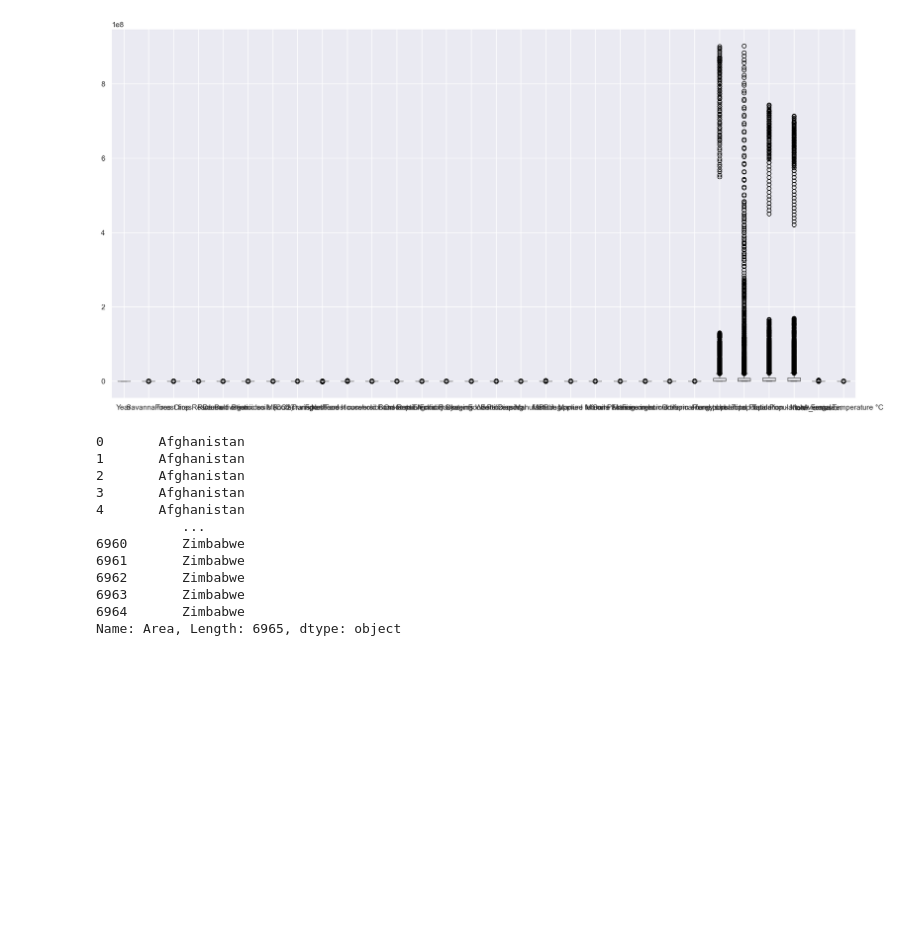
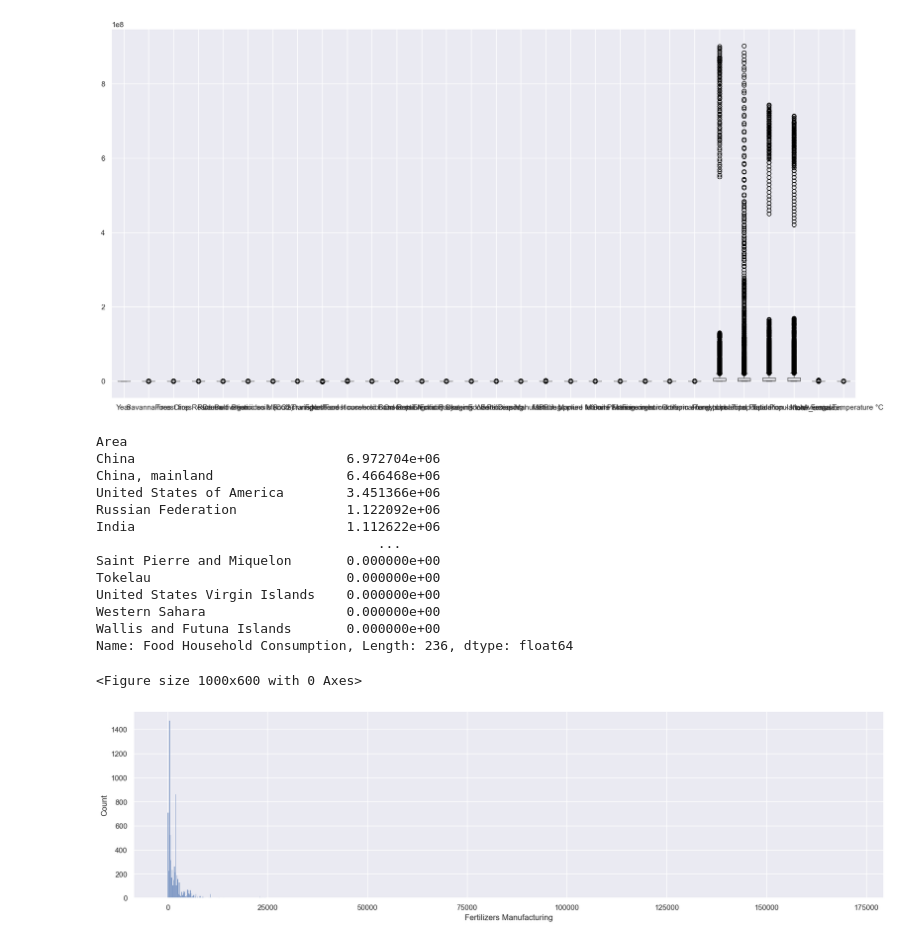
Before and after one commit to NoxoloMakibinyane/regression-project, a Jupyter notebook: regression_project_notebook.ipynb, the cells around one changed output. Saved outputs shown, nothing was run; the diff lists cells and outputs as text; code cells hidden in the pictures; blank space fills up the shorter version.

```diff
--- a/regression_project_notebook.ipynb
+++ b/regression_project_notebook.ipynb
@@ -158,26 +161,25 @@ plt.show()
 # %% [output]
 [figure]
 # %%
-
-#country = df['Area'].apply(lambda x: pycountry.countries.get(name=x).alpha_2)
-
-
-print(df['Area'])
-
-#sales_state = df.groupby(country, as_index=False)['Rice Cultivation'].sum().sort_values(by='Rice Cultivation', ascending=False)
-
-#sns.set(rc={'figure.figsize':(20,5)})
-#sns.barplot(data = sales_state, x = 'Year', y= 'Rice Cultivation')
+plt.figure(figsize = (10, 6))
+df3 = df.groupby('Area')['Food Household Consumption'].sum().sort_values(ascending=False)
+df3
 # %% [output]
-0       Afghanistan
-1       Afghanistan
-2       Afghanistan
-3       Afghanistan
-4       Afghanistan
-           ...
-6960       Zimbabwe
-6961       Zimbabwe
-6962       Zimbabwe
-6963       Zimbabwe
-6964       Zimbabwe
-Name: Area, Length: 6965, dtype: object
+Area
+China                           6.972704e+06
+China, mainland                 6.466468e+06
+United States of America        3.451366e+06
+Russian Federation              1.122092e+06
+India                           1.112622e+06
+                                    ...
+Saint Pierre and Miquelon       0.000000e+00
+Tokelau                         0.000000e+00
+United States Virgin Islands    0.000000e+00
+Western Sahara                  0.000000e+00
+Wallis and Futuna Islands       0.000000e+00
+Name: Food Household Consumption, Length: 236, dtype: float64
+<Figure size 1000x600 with 0 Axes>
+# %%
+sns.histplot(df['Fertilizers Manufacturing']);
+# %% [output]
+[figure, added]
```
Also changed, not shown: parts of 8 cells of this notebook.
